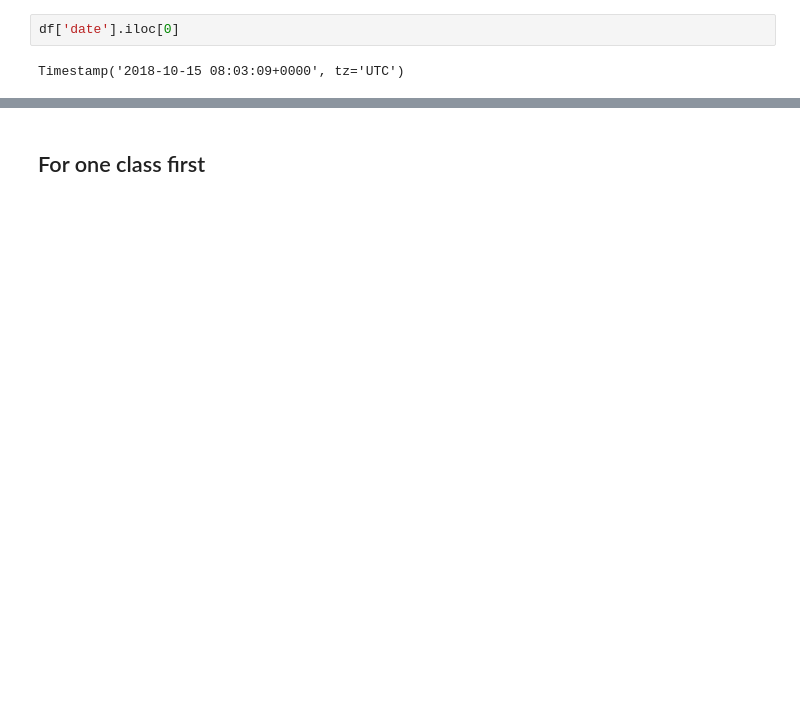
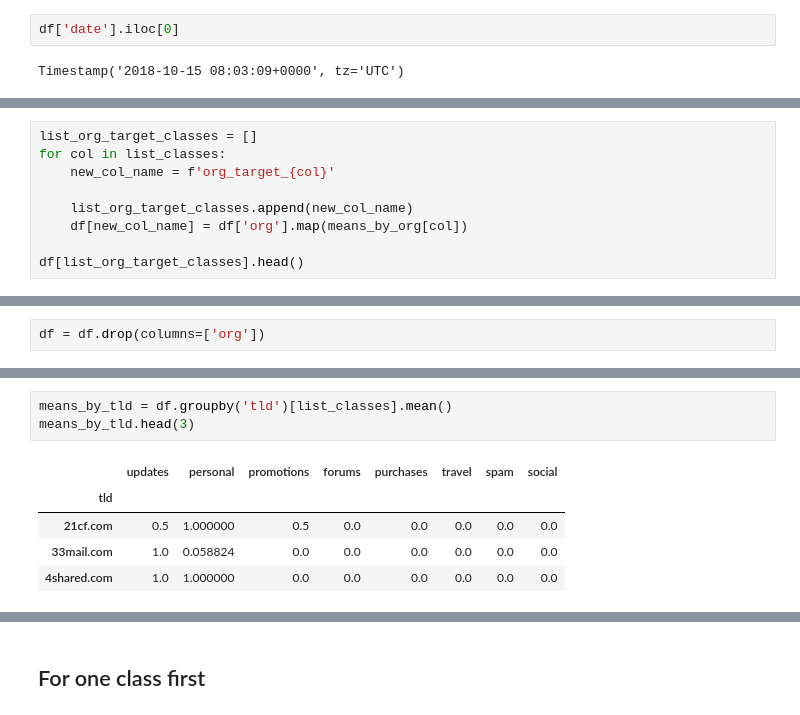
Before and after one commit to tonywu71/multi-label-email-classifier, a Jupyter notebook: kaggle_challenge.ipynb, the cells around one changed output, grey strips where cells are left out. Cells and saved outputs as stored; diff of their text form; blank space fills up the shorter version.

```diff
--- a/kaggle_challenge.ipynb
+++ b/kaggle_challenge.ipynb
@@ -363,0 +476,9 @@ dtype: int64
+# %%
+list_org_target_classes = []
+for col in list_classes:
+    new_col_name = f'org_target_{col}'
+
+    list_org_target_classes.append(new_col_name)
+    df[new_col_name] = df['org'].map(means_by_org[col])
+
+df[list_org_target_classes].head()
@@ -363,0 +492,2 @@ dtype: int64
+# %%
+df = df.drop(columns=['org'])
@@ -363,0 +515,9 @@ dtype: int64
+# %%
+means_by_tld = df.groupby('tld')[list_classes].mean()
+means_by_tld.head(3)
+# %% [output]
+|  | updates | personal | promotions | forums | purchases | travel | spam | social |
+| tld |  |  |  |  |  |  |  |  |
+| 21cf.com | 0.5 | 1.000000 | 0.5 | 0.0 | 0.0 | 0.0 | 0.0 | 0.0 |
+| 33mail.com | 1.0 | 0.058824 | 0.0 | 0.0 | 0.0 | 0.0 | 0.0 | 0.0 |
+| 4shared.com | 1.0 | 1.000000 | 0.0 | 0.0 | 0.0 | 0.0 | 0.0 | 0.0 |
```
Also changed, not shown: parts of 85 cells of this notebook.
